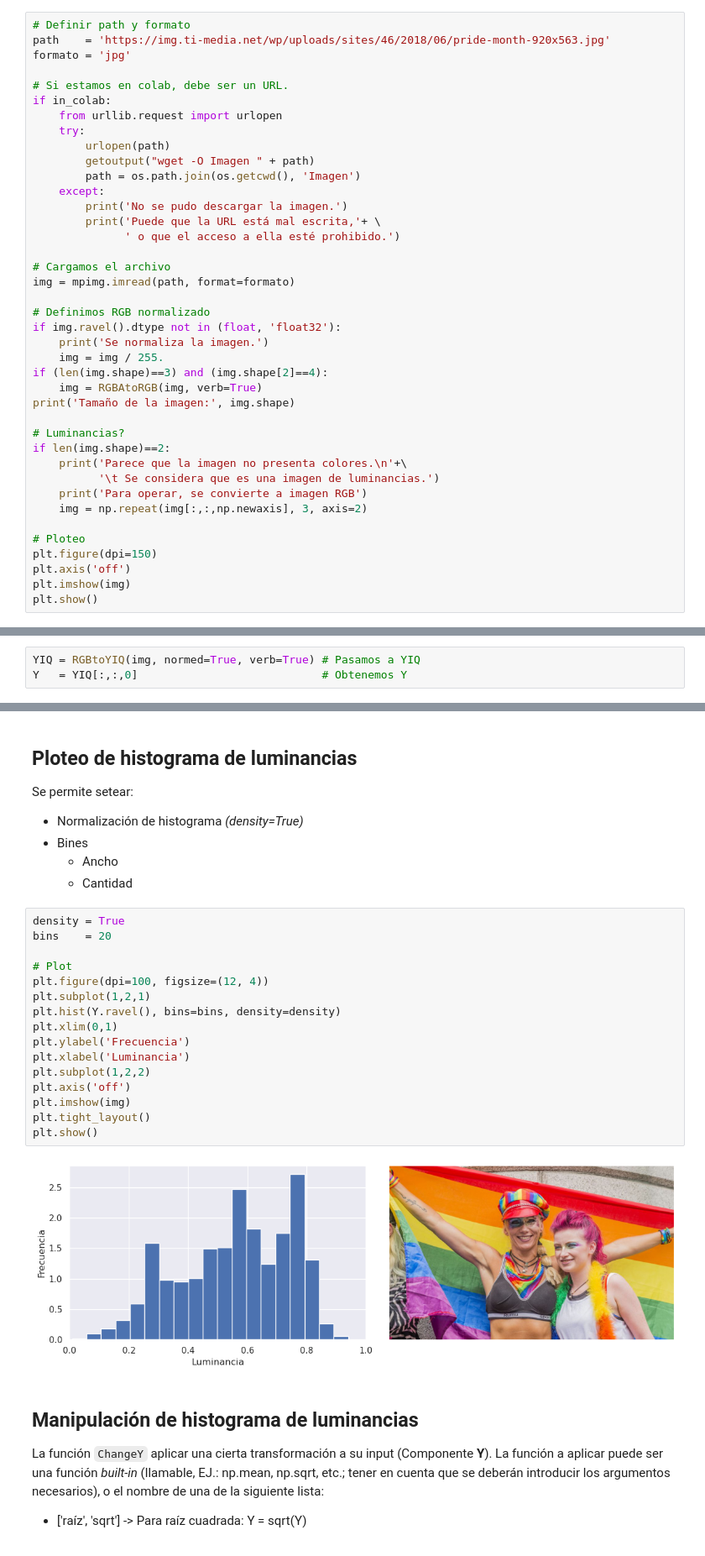
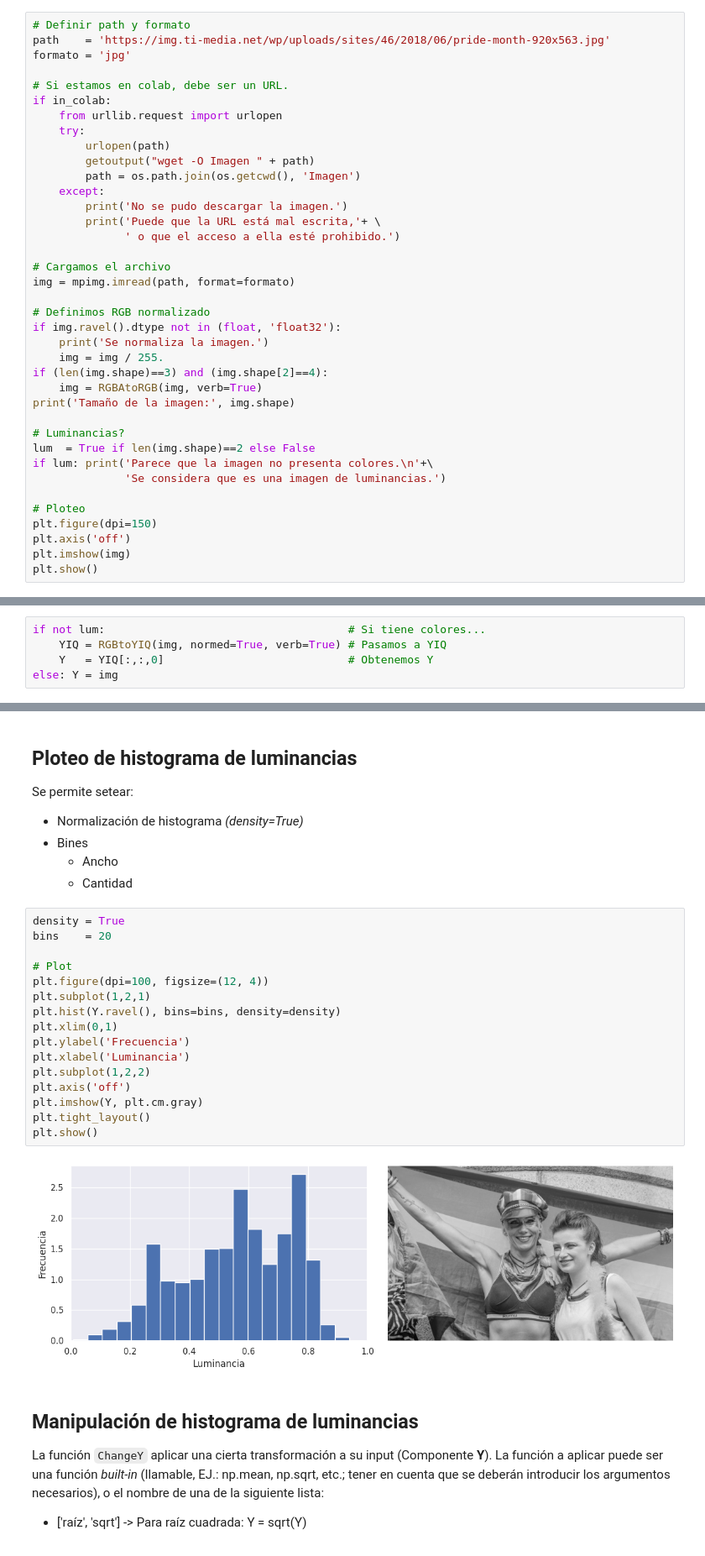
Before and after one commit to Gianuzzi/Proc_de_Img_-DD2020, a Jupyter notebook: Ejercicio1.2.ipynb, the cells around one changed output, grey strips where cells are left out. Shown at 84% size. Saved outputs shown, nothing was run; the diff lists cells and outputs as text.

```diff
--- a/Ejercicio1.2.ipynb
+++ b/Ejercicio1.2.ipynb
@@ -55,11 +55,9 @@ if (len(img.shape)==3) and (img.shape[2]==4):
 print('Tamaño de la imagen:', img.shape)
 
 # Luminancias?
-if len(img.shape)==2:
-    print('Parece que la imagen no presenta colores.\n'+\
-          '\t Se considera que es una imagen de luminancias.')
-    print('Para operar, se convierte a imagen RGB')
-    img = np.repeat(img[:,:,np.newaxis], 3, axis=2)
+lum  = True if len(img.shape)==2 else False
+if lum: print('Parece que la imagen no presenta colores.\n'+\
+              'Se considera que es una imagen de luminancias.')
 
 # Ploteo
 plt.figure(dpi=150)
@@ -77,6 +77,8 @@ Tamaño de la imagen: (563, 920, 3)
 # %%
-YIQ = RGBtoYIQ(img, normed=True, verb=True) # Pasamos a YIQ
-Y   = YIQ[:,:,0]                            # Obtenemos Y
+if not lum:                                     # Si tiene colores...
+    YIQ = RGBtoYIQ(img, normed=True, verb=True) # Pasamos a YIQ
+    Y   = YIQ[:,:,0]                            # Obtenemos Y
+else: Y = img
 # %% [output]
 Se ha transformado de RGB a YIQ
 # %% [markdown]
@@ -90,21 +92,21 @@ Se permite setear:
 # %%
 density = True
 bins    = 20
 
 # Plot
 plt.figure(dpi=100, figsize=(12, 4))
 plt.subplot(1,2,1)
 plt.hist(Y.ravel(), bins=bins, density=density)
 plt.xlim(0,1)
 plt.ylabel('Frecuencia')
 plt.xlabel('Luminancia')
 plt.subplot(1,2,2)
 plt.axis('off')
-plt.imshow(img)
+plt.imshow(Y, plt.cm.gray)
 plt.tight_layout()
 plt.show()
 # %% [output]
-[figure, old version]
+[figure, new version]
 # %% [markdown]
 ## Manipulación de histograma de luminancias
 
```
Also changed, not shown: parts of 4 cells of this notebook.
